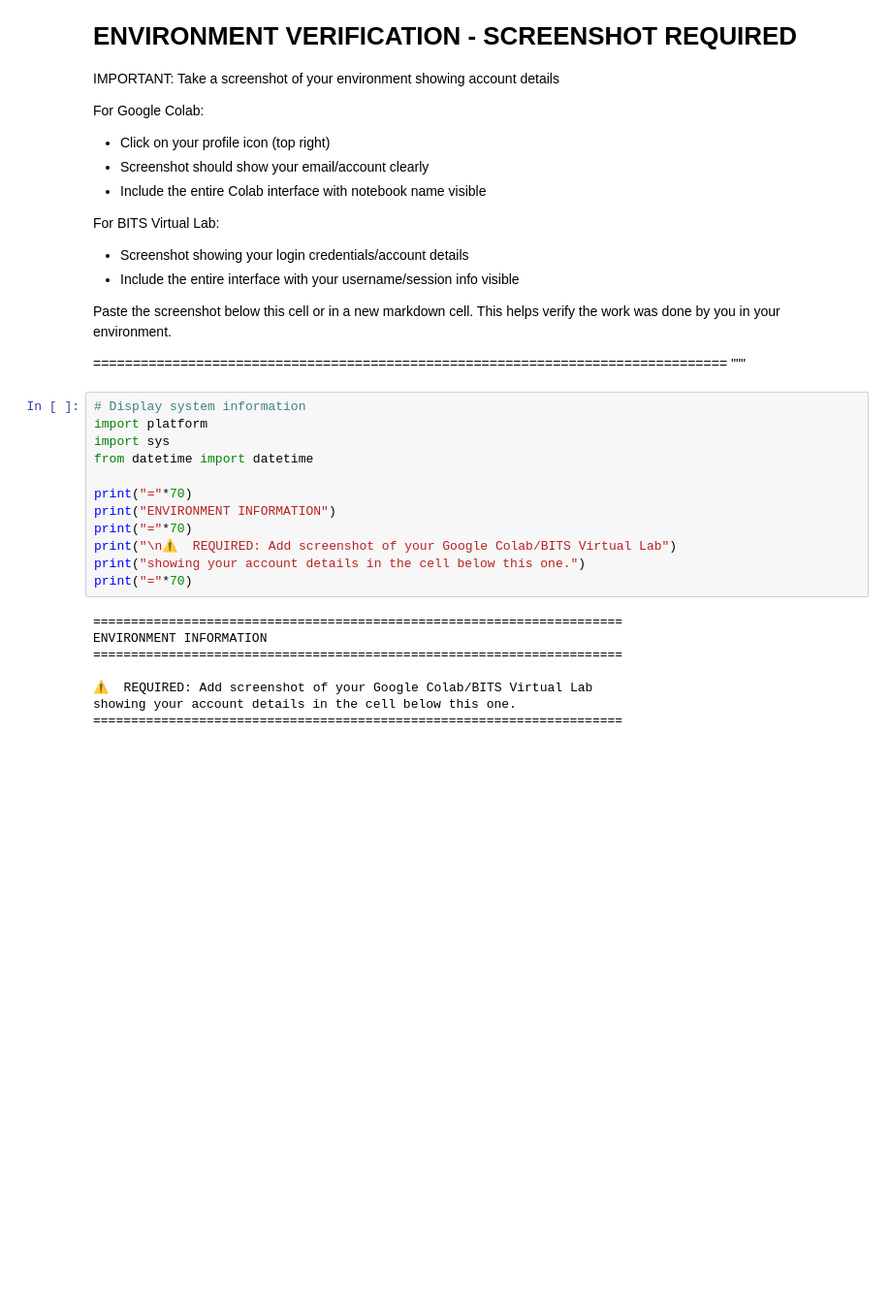
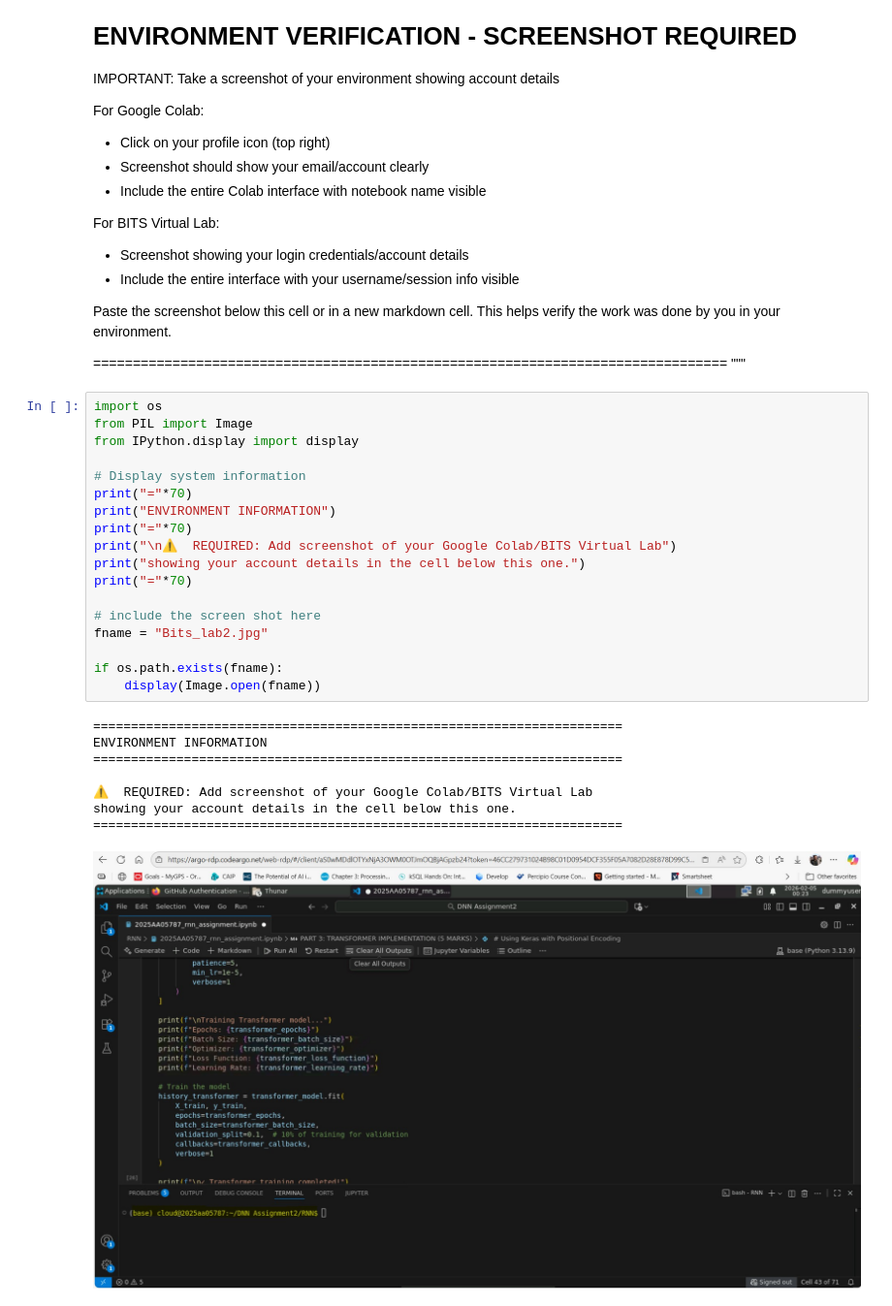
Before and after one commit to rudresh1981/DNN, a Jupyter notebook: 2025AA05787_rnn_assignment.ipynb, the cells around one changed output. Shown at 97% size. Drawn from its saved outputs; the diff is of its cells as text; blank space fills up the shorter version.

```diff
--- a/2025AA05787_rnn_assignment.ipynb
+++ b/2025AA05787_rnn_assignment.ipynb
@@ -1692,22 +1688,29 @@ This helps verify the work was done by you in your environment.
 ================================================================================
 """
 # %%
+import os
+from PIL import Image
+from IPython.display import display
+
 # Display system information
-import platform
-import sys
-from datetime import datetime
-
 print("="*70)
 print("ENVIRONMENT INFORMATION")
 print("="*70)
 print("\n⚠️  REQUIRED: Add screenshot of your Google Colab/BITS Virtual Lab")
 print("showing your account details in the cell below this one.")
 print("="*70)
+
+# include the screen shot here
+fname = "Bits_lab2.jpg"
+
+if os.path.exists(fname):
+    display(Image.open(fname))
 # %% [output]
 ======================================================================
 ENVIRONMENT INFORMATION
 ======================================================================
 
 ⚠️  REQUIRED: Add screenshot of your Google Colab/BITS Virtual Lab
 showing your account details in the cell below this one.
 ======================================================================
+[figure, added]
```
Also changed, not shown: parts of 10 cells of this notebook, 3 other files.
